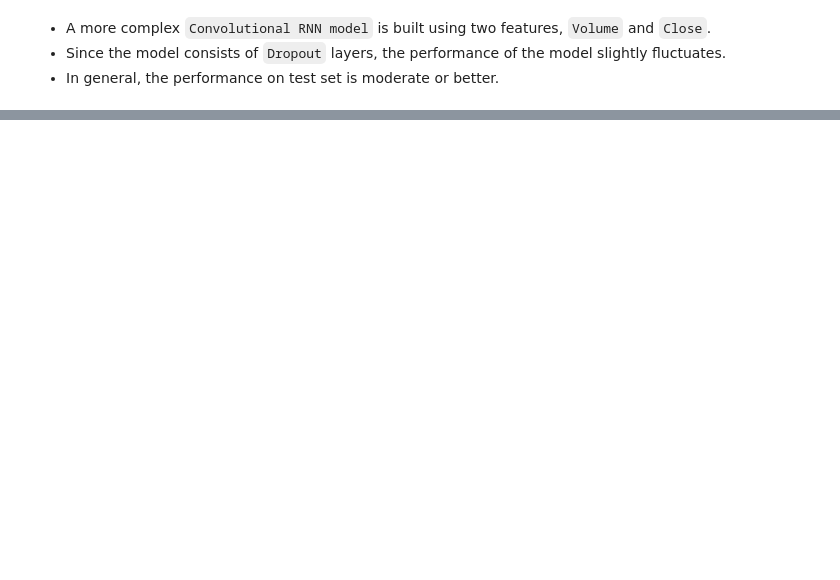
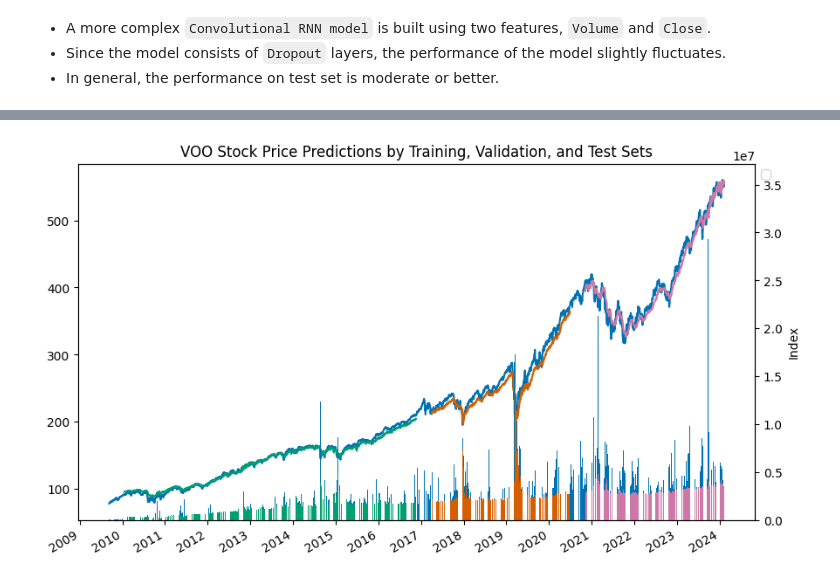
Before and after one commit to moscmh/portfolio, a Jupyter notebook: Time_Series/Tickers/voo.ipynb, the cells around one changed output, grey strips where cells are left out. Saved outputs shown, nothing was run; the diff lists cells and outputs as text; code cells hidden in the pictures; blank space fills up the shorter version.

```diff
--- a/Time_Series/Tickers/voo.ipynb
+++ b/Time_Series/Tickers/voo.ipynb
@@ -557 +756,28 @@ R2 score for test: 0.9560847874860892
+# %%
+fig, ax = plt.subplots(figsize=(10,6))
+
+# Plot the original data
+ax.plot(baseline, label="Original Data")
+# Plot the predictions
+ax.plot(baseline.index, plot_train_pred[:,1], label="Training Set Predictions")
+ax.plot(baseline.index, plot_val_pred[:,1], label="Validation Set Predictions")
+ax.plot(baseline.index, plot_test_pred[:,1], label="Test Set Predictions")
+
+ax2 = ax.twinx()
+ax2.bar(baseline.index, ticks_volume['Volume'])
+ax2.bar(baseline.index, plot_train_pred[:,0])
+ax2.bar(baseline.index, plot_val_pred[:,0])
+ax2.bar(baseline.index, plot_test_pred[:,0])
+
+# Add title, axis labels, and a legend
+plt.title('VOO Stock Price Predictions by Training, Validation, and Test Sets')
+plt.xlabel('Date')
+plt.gca().xaxis.set_major_locator(mdates.YearLocator())
+plt.gcf().autofmt_xdate()
+plt.xticks(rotation=45)
+plt.ylabel('Index')
+plt.legend(loc='upper left', bbox_to_anchor=(1, 1))
+plt.show()
+# %% [output]
+[figure, added]
 # %% [markdown]
```
Also changed, not shown: parts of 13 cells of this notebook.
